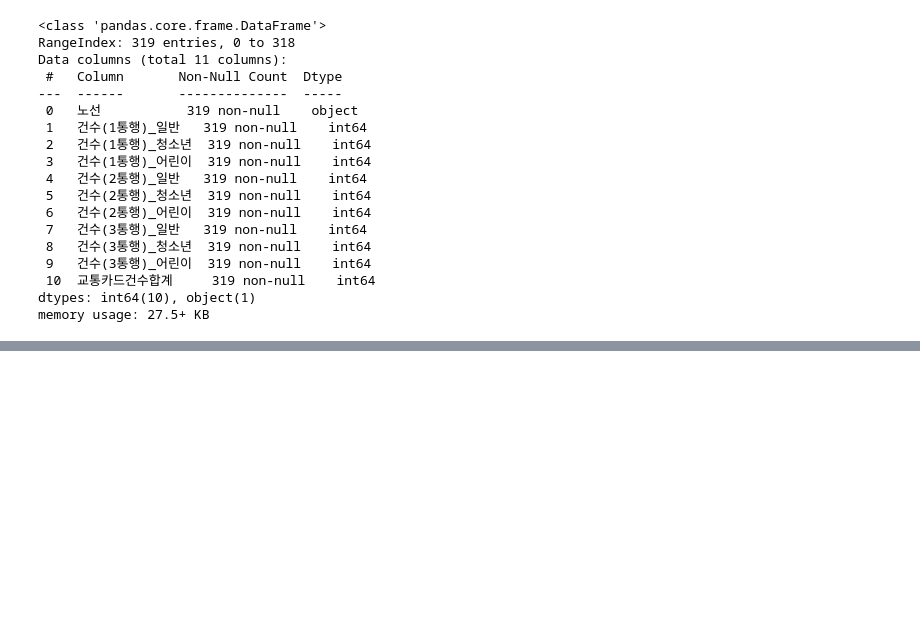
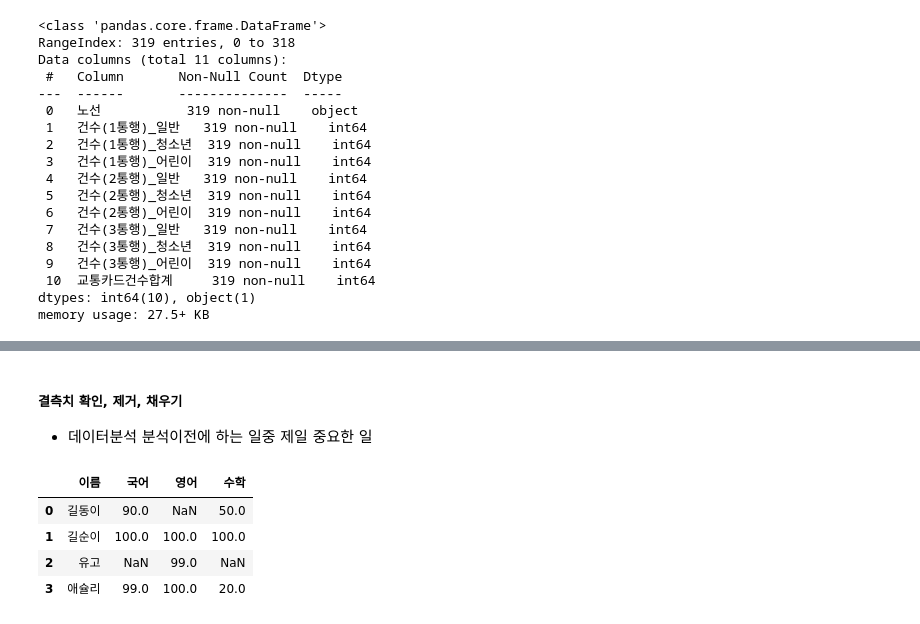
Before and after one commit to tjdrnr1217/-Bigdata-Python-2023, a Jupyter notebook: Day06/py32_pandas_io.ipynb, the cells around one changed output, grey strips where cells are left out. Saved outputs shown, nothing was run; the diff lists cells and outputs as text; code cells hidden in the pictures; blank space fills up the shorter version.

```diff
--- a/Day06/py32_pandas_io.ipynb
+++ b/Day06/py32_pandas_io.ipynb
@@ -242,0 +322,18 @@ df2.describe()
+# %% [markdown]
+##### 결측치 확인, 제거, 채우기
+- 데이터분석 분석이전에 하는 일중 제일 중요한 일
+# %%
+datas = {
+    '이름' : ['길동이','길순이','유고','애슐리'],
+    '국어' : [90,100,None,99],
+    '영어' : [None,100,99,100],
+    '수학' : [50,100,None,20]
+    }
+df5=pd.DataFrame(datas)
+df5
+# %% [output]
+|  | 이름 | 국어 | 영어 | 수학 |
+| 0 | 길동이 | 90.0 | NaN | 50.0 |
+| 1 | 길순이 | 100.0 | 100.0 | 100.0 |
+| 2 | 유고 | NaN | 99.0 | NaN |
+| 3 | 애슐리 | 99.0 | 100.0 | 20.0 |
```
Also changed, not shown: parts of 31 cells of this notebook, 4 other files.
